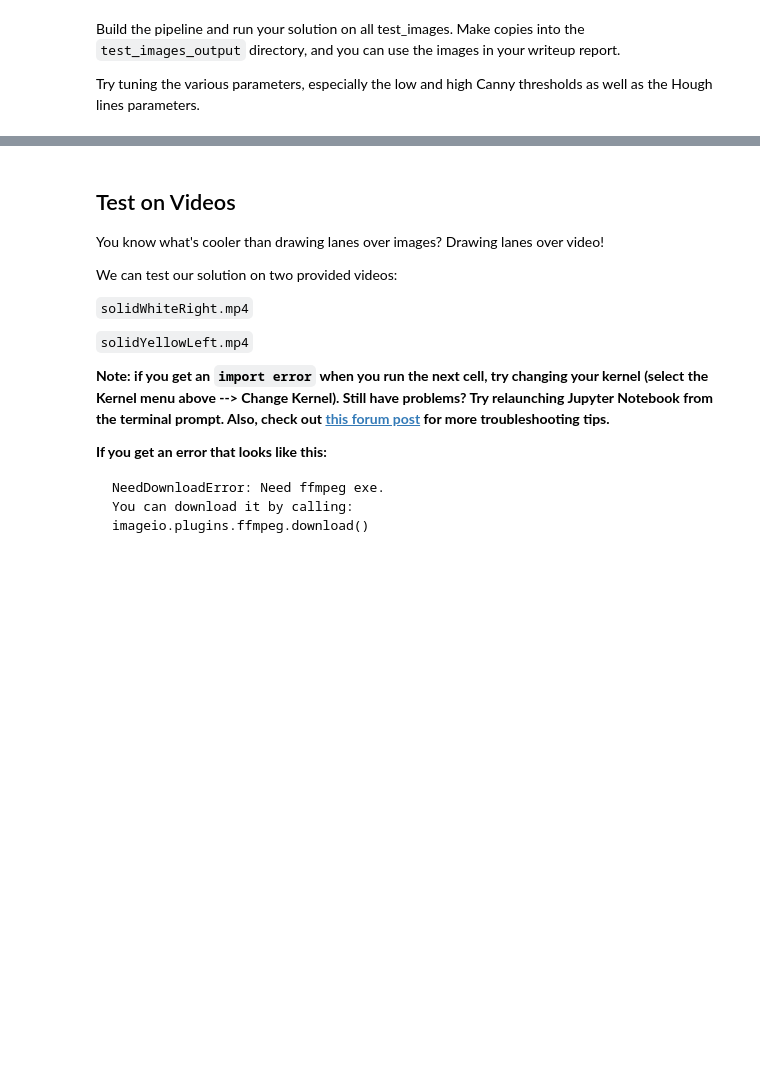
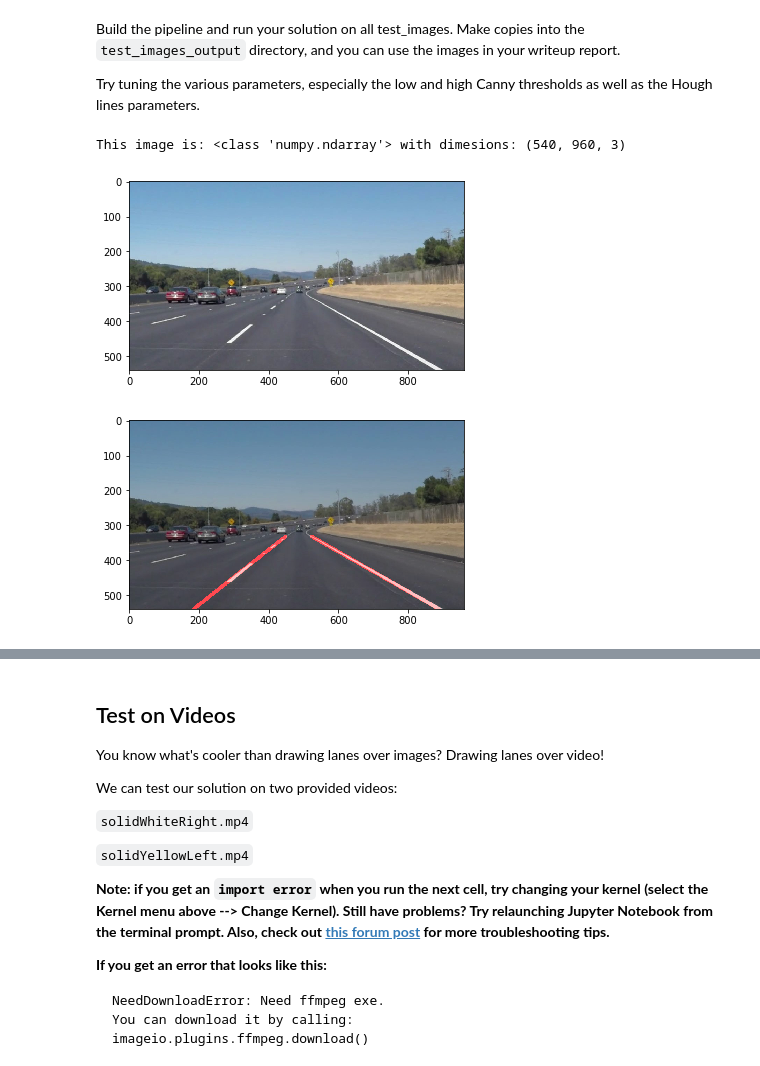
Before and after one commit to Justin-YueLiu/CarND-Projects, a Jupyter notebook: CarND-LaneLines-P1/P1.ipynb, the cells around one changed output, grey strips where cells are left out. Cells and saved outputs as stored; diff of their text form; code cells hidden in the pictures; blank space fills up the shorter version.

```diff
--- a/CarND-LaneLines-P1/P1.ipynb
+++ b/CarND-LaneLines-P1/P1.ipynb
@@ -197,0 +340,20 @@ Try tuning the various parameters, especially the low and high Canny thresholds
+# %%
+# TODO: Build your pipeline that will draw lane lines on the test_images
+# then save them to the test_images directory.
+
+# reading an image
+image_read = mpimg.imread('test_images/solidWhiteCurve.jpg')
+# printing out some stats and plotting
+print('This image is:', type(image_read), 'with dimesions:', image_read.shape)
+# show before and after images
+plt.figure()
+plt.imshow(image_read)
+image_read_out = process_image(image_read)
+plt.figure()
+plt.imshow(image_read_out)
+# save image with lines drawn to test_images directory
+mpimg.imsave('test_images_output/solidWhiteCurve.jpg', image_read_out)
+# %% [output]
+This image is: <class 'numpy.ndarray'> with dimesions: (540, 960, 3)
+[figure, added]
+[figure, added]
```
Also changed, not shown: parts of 15 cells of this notebook, 9 other files.
